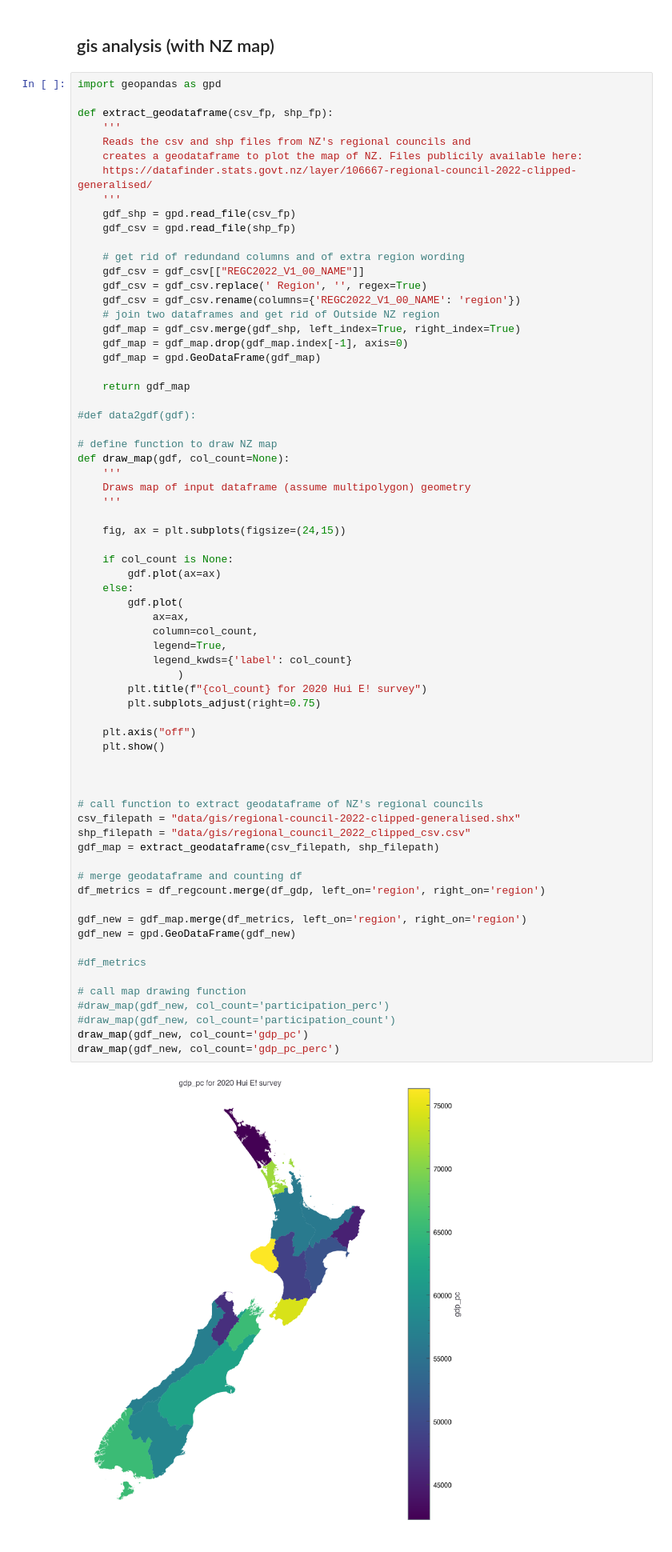
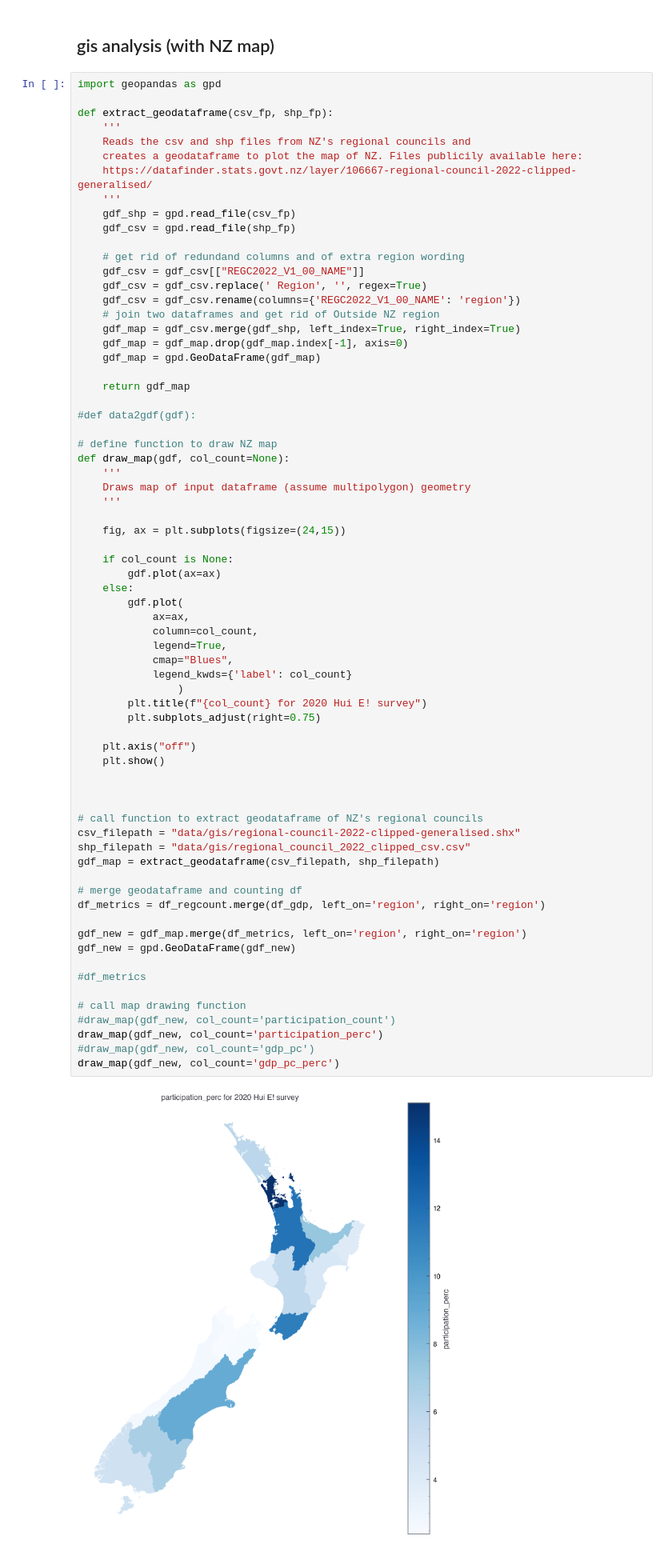
Before and after one commit to matthew-trava/huiehackathon-team2, a Jupyter notebook: gis.ipynb, the cells around one changed output. Shown at 80% size. Cells and saved outputs as stored; diff of their text form.

Commit message:
feat gis: compared gdp percentage to participation percentage

```diff
--- a/gis.ipynb
+++ b/gis.ipynb
@@ -297,33 +311,34 @@ def draw_map(gdf, col_count=None):
             ax=ax,
             column=col_count,
             legend=True,
+            cmap="Blues",
             legend_kwds={'label': col_count}
                 )
         plt.title(f"{col_count} for 2020 Hui E! survey")
         plt.subplots_adjust(right=0.75)
 
     plt.axis("off")
     plt.show()
 
 
 
 # call function to extract geodataframe of NZ's regional councils
 csv_filepath = "data/gis/regional-council-2022-clipped-generalised.shx"
 shp_filepath = "data/gis/regional_council_2022_clipped_csv.csv"
 gdf_map = extract_geodataframe(csv_filepath, shp_filepath)
 
 # merge geodataframe and counting df
 df_metrics = df_regcount.merge(df_gdp, left_on='region', right_on='region')
 
 gdf_new = gdf_map.merge(df_metrics, left_on='region', right_on='region')
 gdf_new = gpd.GeoDataFrame(gdf_new)
 
 #df_metrics
 
 # call map drawing function
-#draw_map(gdf_new, col_count='participation_perc')
 #draw_map(gdf_new, col_count='participation_count')
-draw_map(gdf_new, col_count='gdp_pc')
+draw_map(gdf_new, col_count='participation_perc')
+#draw_map(gdf_new, col_count='gdp_pc')
 draw_map(gdf_new, col_count='gdp_pc_perc')
 # %% [output]
-[figure, old version]
+[figure, new version]
```
Also changed, not shown: parts of 2 cells of this notebook.
